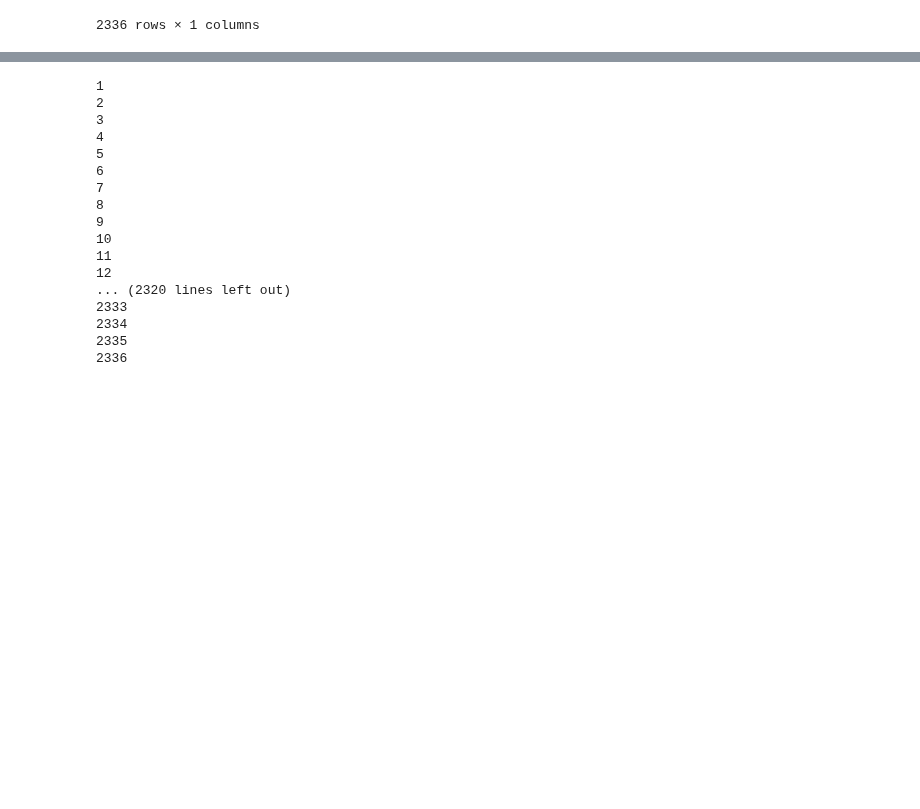
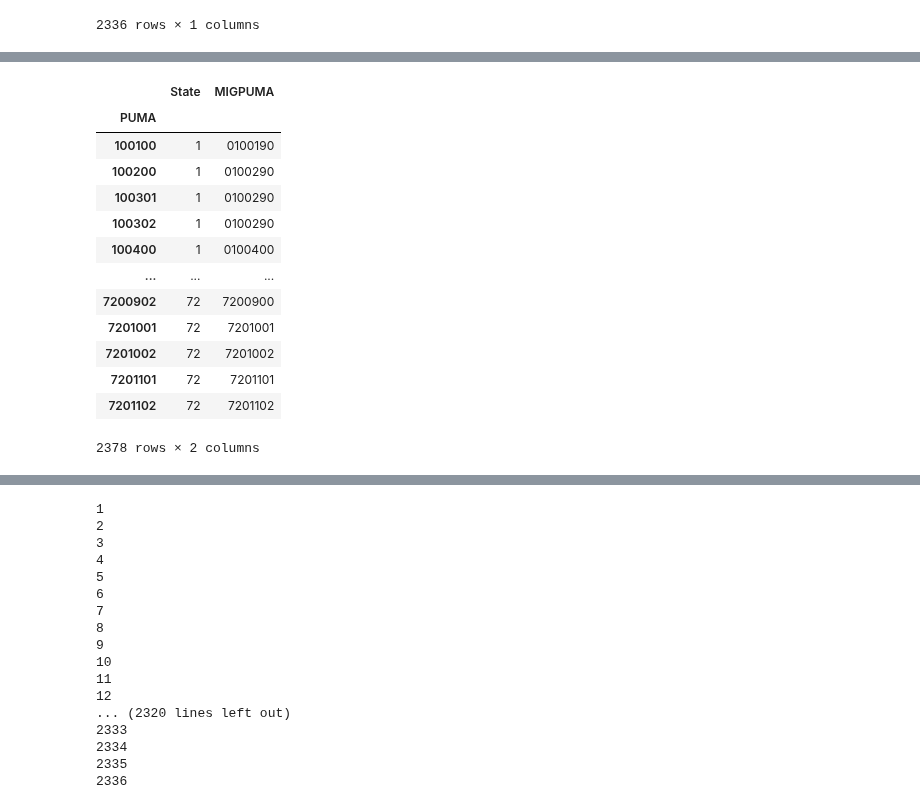
Before and after one commit to yianzhang14/us-migration-modeling, a Jupyter notebook: sensitivity_testing.ipynb, the cells around one changed output, grey strips where cells are left out. Drawn from its saved outputs; the diff is of its cells as text; code cells hidden in the pictures; blank space fills up the shorter version.

```diff
--- a/sensitivity_testing.ipynb
+++ b/sensitivity_testing.ipynb
@@ -232,3 +268,30 @@ puma_recodes
+# %%
+# reading in PUMA-MIGPUMA equivalency data
+puma_migpuma = pd.read_excel("data/puma_migpuma.xlsx", dtype="str")
+puma_migpuma["PUMA"] = puma_migpuma["State"] + puma_migpuma["PUMA"]
+puma_migpuma["MIGPUMA"] = puma_migpuma["State"] + puma_migpuma["MIGPUMA"]
+# some MIGPUMA fields have footnotes
+puma_migpuma["MIGPUMA"] = puma_migpuma["MIGPUMA"].str.strip("*")
+puma_migpuma = puma_migpuma.set_index("PUMA")
+puma_migpuma = puma_migpuma.dropna()
+puma_migpuma.index = puma_migpuma.index.astype(int)
+puma_migpuma["State"] = puma_migpuma["State"].astype(int)
+puma_migpuma
+# %% [output]
+|  | State | MIGPUMA |
+| PUMA |  |  |
+| 100100 | 1 | 0100190 |
+| 100200 | 1 | 0100290 |
+| 100301 | 1 | 0100290 |
+| 100302 | 1 | 0100290 |
+| 100400 | 1 | 0100400 |
+| ... | ... | ... |
+| 7200902 | 72 | 7200900 |
+| 7201001 | 72 | 7201001 |
+| 7201002 | 72 | 7201002 |
+| 7201101 | 72 | 7201101 |
+| 7201102 | 72 | 7201102 |
+2378 rows × 2 columns
 # %%
 utilities = np.empty((2530899, 2337), dtype=np.float64)
 utilities.fill(0)
```
Also changed, not shown: parts of 14 cells of this notebook, 2 other files.
